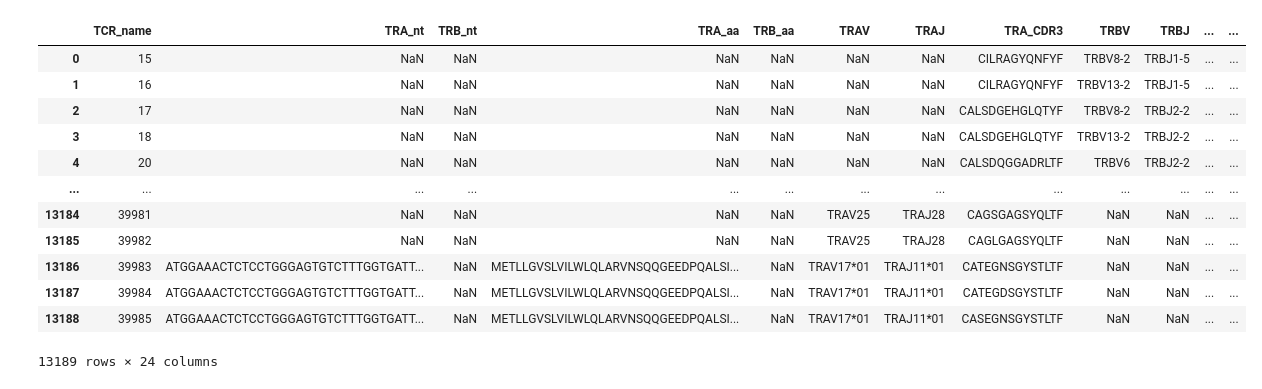
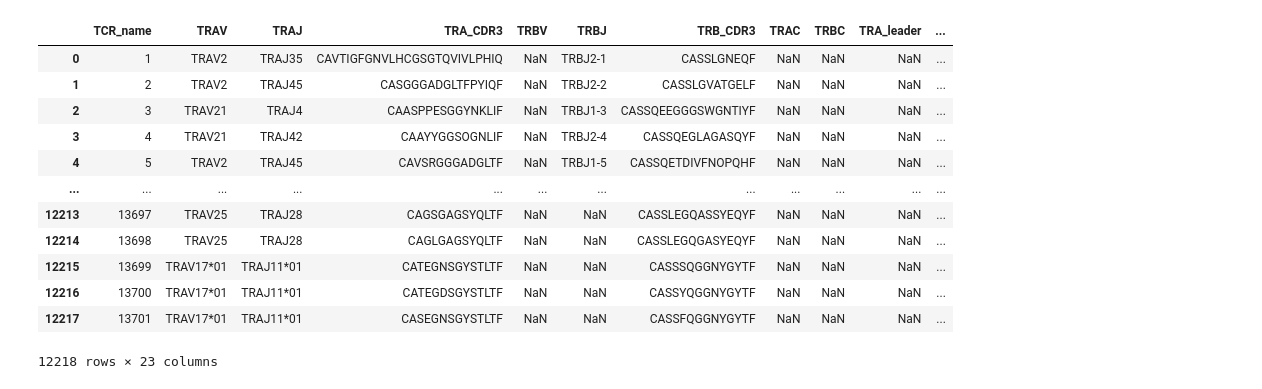
Before and after one commit to vegger/BA_ZHAW, a Jupyter notebook: notebooks/concatDatasets.ipynb, the cells around one changed output. Cells and saved outputs as stored; diff of their text form; code cells hidden in the pictures.

Commit message:
CG: first concat for the beta of vdjdb and macpastcr

```diff
--- a/notebooks/concatDatasets.ipynb
+++ b/notebooks/concatDatasets.ipynb
@@ -27,19 +27,19 @@ vdjdb_paired_stitchr_df
 # %%
-mcpas_tcr_paired_read_path = "../data/StitchrOutputs/McPAS-TCR_Stitchr/McPAS-TCR_paired_Stitchr.tsv"
-mcpas_tcr_paired_stitchr_df = pd.read_csv(mcpas_tcr_paired_read_path, sep="\t")
-mcpas_tcr_paired_stitchr_df
+mcpastcr_beta_read_path = "../data/McPAS-TCR/cleaned_data/mcpastcr_cleaned_data_beta.tsv"
+mcpastcr_beta_df = pd.read_csv(mcpastcr_beta_read_path, sep="\t")
+mcpastcr_beta_df
 # %% [output]
-|  | TCR_name | TRA_nt | TRB_nt | TRA_aa | TRB_aa | TRAV | TRAJ | TRA_CDR3 | TRBV | TRBJ | ... | ... |
-| 0 | 15 | NaN | NaN | NaN | NaN | NaN | NaN | CILRAGYQNFYF | TRBV8-2 | TRBJ1-5 | ... | ... |
-| 1 | 16 | NaN | NaN | NaN | NaN | NaN | NaN | CILRAGYQNFYF | TRBV13-2 | TRBJ1-5 | ... | ... |
-| 2 | 17 | NaN | NaN | NaN | NaN | NaN | NaN | CALSDGEHGLQTYF | TRBV8-2 | TRBJ2-2 | ... | ... |
-| 3 | 18 | NaN | NaN | NaN | NaN | NaN | NaN | CALSDGEHGLQTYF | TRBV13-2 | TRBJ2-2 | ... | ... |
-| 4 | 20 | NaN | NaN | NaN | NaN | NaN | NaN | CALSDQGGADRLTF | TRBV6 | TRBJ2-2 | ... | ... |
-| ... | ... | ... | ... | ... | ... | ... | ... | ... | ... | ... | ... | ... |
-| 13184 | 39981 | NaN | NaN | NaN | NaN | TRAV25 | TRAJ28 | CAGSGAGSYQLTF | NaN | NaN | ... | ... |
-| 13185 | 39982 | NaN | NaN | NaN | NaN | TRAV25 | TRAJ28 | CAGLGAGSYQLTF | NaN | NaN | ... | ... |
-| 13186 | 39983 | ATGGAAACTCTCCTGGGAGTGTCTTTGGTGATT... | NaN | METLLGVSLVILWLQLARVNSQQGEEDPQALSI... | NaN | TRAV17*01 | TRAJ11*01 | CATEGNSGYSTLTF | NaN | NaN | ... | ... |
-| 13187 | 39984 | ATGGAAACTCTCCTGGGAGTGTCTTTGGTGATT... | NaN | METLLGVSLVILWLQLARVNSQQGEEDPQALSI... | NaN | TRAV17*01 | TRAJ11*01 | CATEGDSGYSTLTF | NaN | NaN | ... | ... |
-| 13188 | 39985 | ATGGAAACTCTCCTGGGAGTGTCTTTGGTGATT... | NaN | METLLGVSLVILWLQLARVNSQQGEEDPQALSI... | NaN | TRAV17*01 | TRAJ11*01 | CASEGNSGYSTLTF | NaN | NaN | ... | ... |
+|  | TCR_name | TRAV | TRAJ | TRA_CDR3 | TRBV | TRBJ | TRB_CDR3 | TRAC | TRBC | TRA_leader | ... |
+| 0 | 1 | TRAV2 | TRAJ35 | CAVTIGFGNVLHCGSGTQVIVLPHIQ | NaN | TRBJ2-1 | CASSLGNEQF | NaN | NaN | NaN | ... |
+| 1 | 2 | TRAV2 | TRAJ45 | CASGGGADGLTFPYIQF | NaN | TRBJ2-2 | CASSLGVATGELF | NaN | NaN | NaN | ... |
+| 2 | 3 | TRAV21 | TRAJ4 | CAASPPESGGYNKLIF | NaN | TRBJ1-3 | CASSQEEGGGSWGNTIYF | NaN | NaN | NaN | ... |
+| 3 | 4 | TRAV21 | TRAJ42 | CAAYYGGSOGNLIF | NaN | TRBJ2-4 | CASSQEGLAGASQYF | NaN | NaN | NaN | ... |
+| 4 | 5 | TRAV2 | TRAJ45 | CAVSRGGGADGLTF | NaN | TRBJ1-5 | CASSQETDIVFNOPQHF | NaN | NaN | NaN | ... |
+| ... | ... | ... | ... | ... | ... | ... | ... | ... | ... | ... | ... |
+| 12213 | 13697 | TRAV25 | TRAJ28 | CAGSGAGSYQLTF | NaN | NaN | CASSLEGQASSYEQYF | NaN | NaN | NaN | ... |
+| 12214 | 13698 | TRAV25 | TRAJ28 | CAGLGAGSYQLTF | NaN | NaN | CASSLEGQGASYEQYF | NaN | NaN | NaN | ... |
+| 12215 | 13699 | TRAV17*01 | TRAJ11*01 | CATEGNSGYSTLTF | NaN | NaN | CASSSQGGNYGYTF | NaN | NaN | NaN | ... |
+| 12216 | 13700 | TRAV17*01 | TRAJ11*01 | CATEGDSGYSTLTF | NaN | NaN | CASSYQGGNYGYTF | NaN | NaN | NaN | ... |
+| 12217 | 13701 | TRAV17*01 | TRAJ11*01 | CASEGNSGYSTLTF | NaN | NaN | CASSFQGGNYGYTF | NaN | NaN | NaN | ... |
-13189 rows × 24 columns
+12218 rows × 23 columns
 # %%
```
Also changed, not shown: parts of 8 cells of this notebook.
